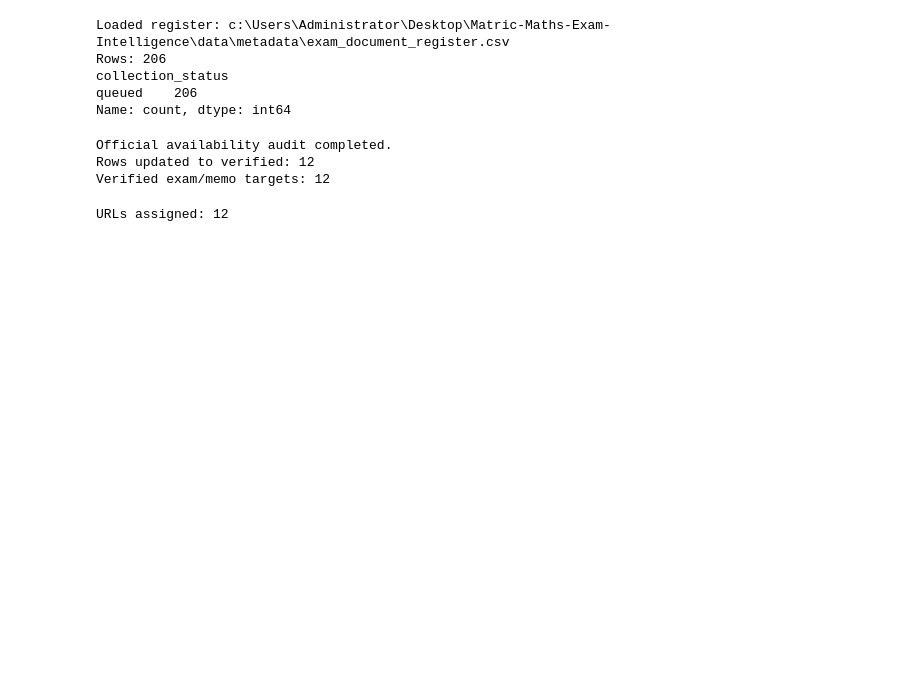
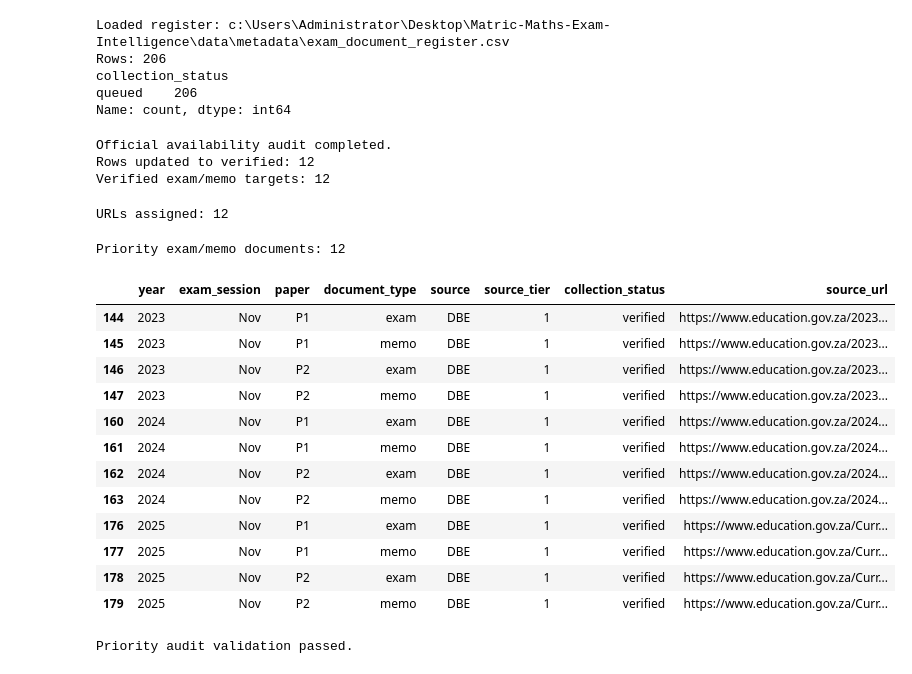
Before and after one commit to x892-boarberge/Matric-Maths-Exam-Intelligence, a Jupyter notebook: docs/01_Exam_Data_Collection.ipynb, the cells around one changed output. Cells and saved outputs as stored; diff of their text form; code cells hidden in the pictures; blank space fills up the shorter version.

```diff
--- a/docs/01_Exam_Data_Collection.ipynb
+++ b/docs/01_Exam_Data_Collection.ipynb
@@ -434,3 +434,55 @@ register_df.loc[mask, "source_url"] = register_df.loc[mask, "year"].map(DBE_SOUR
 print("URLs assigned:", mask.sum())
 # %% [output]
 URLs assigned: 12
+# %%
+# ============================================================
+# PRIORITY AUDIT VALIDATION
+# ============================================================
+
+priority_exam_memos = register_df[
+    (register_df["year"].isin([2023, 2024, 2025]))
+    & (register_df["exam_session"] == "Nov")
+    & (register_df["paper"].isin(["P1", "P2"]))
+    & (register_df["document_type"].isin(["exam", "memo"]))
+].copy()
+
+print(f"Priority exam/memo documents: {len(priority_exam_memos)}")
+print()
+
+display(
+    priority_exam_memos[
+        [
+            "year",
+            "exam_session",
+            "paper",
+            "document_type",
+            "source",
+            "source_tier",
+            "collection_status",
+            "source_url",
+        ]
+    ].sort_values(["year", "paper", "document_type"])
+)
+
+assert len(priority_exam_memos) == 12
+assert (priority_exam_memos["collection_status"] == "verified").all()
+assert (priority_exam_memos["source"] == "DBE").all()
+assert (priority_exam_memos["source_tier"] == 1).all()
+
+print("Priority audit validation passed.")
+# %% [output]
+Priority exam/memo documents: 12
+|  | year | exam_session | paper | document_type | source | source_tier | collection_status | source_url |
+| 144 | 2023 | Nov | P1 | exam | DBE | 1 | verified | https://www.education.gov.za/2023... |
+| 145 | 2023 | Nov | P1 | memo | DBE | 1 | verified | https://www.education.gov.za/2023... |
+| 146 | 2023 | Nov | P2 | exam | DBE | 1 | verified | https://www.education.gov.za/2023... |
+| 147 | 2023 | Nov | P2 | memo | DBE | 1 | verified | https://www.education.gov.za/2023... |
+| 160 | 2024 | Nov | P1 | exam | DBE | 1 | verified | https://www.education.gov.za/2024... |
+| 161 | 2024 | Nov | P1 | memo | DBE | 1 | verified | https://www.education.gov.za/2024... |
+| 162 | 2024 | Nov | P2 | exam | DBE | 1 | verified | https://www.education.gov.za/2024... |
+| 163 | 2024 | Nov | P2 | memo | DBE | 1 | verified | https://www.education.gov.za/2024... |
+| 176 | 2025 | Nov | P1 | exam | DBE | 1 | verified | https://www.education.gov.za/Curr... |
+| 177 | 2025 | Nov | P1 | memo | DBE | 1 | verified | https://www.education.gov.za/Curr... |
+| 178 | 2025 | Nov | P2 | exam | DBE | 1 | verified | https://www.education.gov.za/Curr... |
+| 179 | 2025 | Nov | P2 | memo | DBE | 1 | verified | https://www.education.gov.za/Curr... |
+Priority audit validation passed.
```
Also changed, not shown: parts of 5 cells of this notebook.
